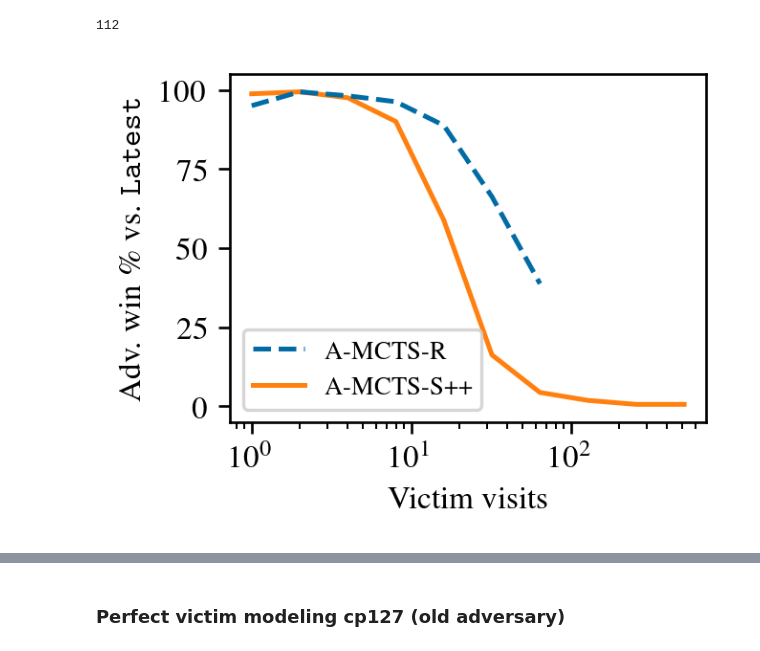
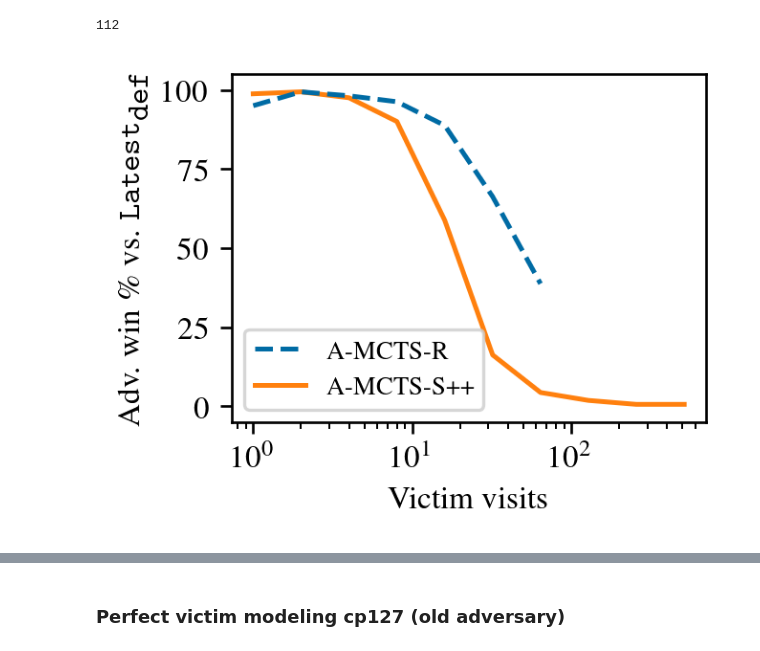
Before and after one commit to AlignmentResearch/KataGoVisualizer, a Jupyter notebook: notebooks/notebooks/iclr2022/plots.ipynb, the cells around one changed output, grey strips where cells are left out. Drawn from its saved outputs; the diff is of its cells as text; code cells hidden in the pictures.

```diff
--- a/notebooks/notebooks/iclr2022/plots.ipynb
+++ b/notebooks/notebooks/iclr2022/plots.ipynb
@@ -211,32 +211,32 @@ fig, axs = plt.subplots(
     figsize=(2.64049, 2),
     dpi=240,
     gridspec_kw={"height_ratios": [10]},
 )
 
 (
     100
     * df.query("adv_name == 'adv-s349284096-v200' & victim_visits <= 64")
     .groupby("victim_visits")
     .mean(numeric_only=True)
     .adv_win
 ).plot(label="A-MCTS-R", zorder=10, linestyle="--")
 (
     100
     * df.query("adv_name == 'adv-s349284096-v200-ov1'")
     .groupby("victim_visits")
     .mean(numeric_only=True)
     .adv_win
 ).plot(label="A-MCTS-S++")
 
 plt.ylim(-5, 105)
 plt.xscale("log")
-plt.ylabel("Adv. win \\% vs. $\\texttt{Latest}$")
+plt.ylabel("Adv. win \\% vs. $\\texttt{Latest}_\\texttt{def}$")
 # plt.title("Adversary against cp505")
 plt.xlabel("Victim visits")
 # plt.legend()
 # smaller font size to avoid covering up points
 plt.legend(prop={"size": 8})
 
 plt.savefig("adv-vs-cp505h-vary-visits.pgf", backend="pgf")
 # %% [output]
-[figure, old version]
+[figure, new version]
```
Also changed, not shown: parts of 4 cells of this notebook, 3 other files.
